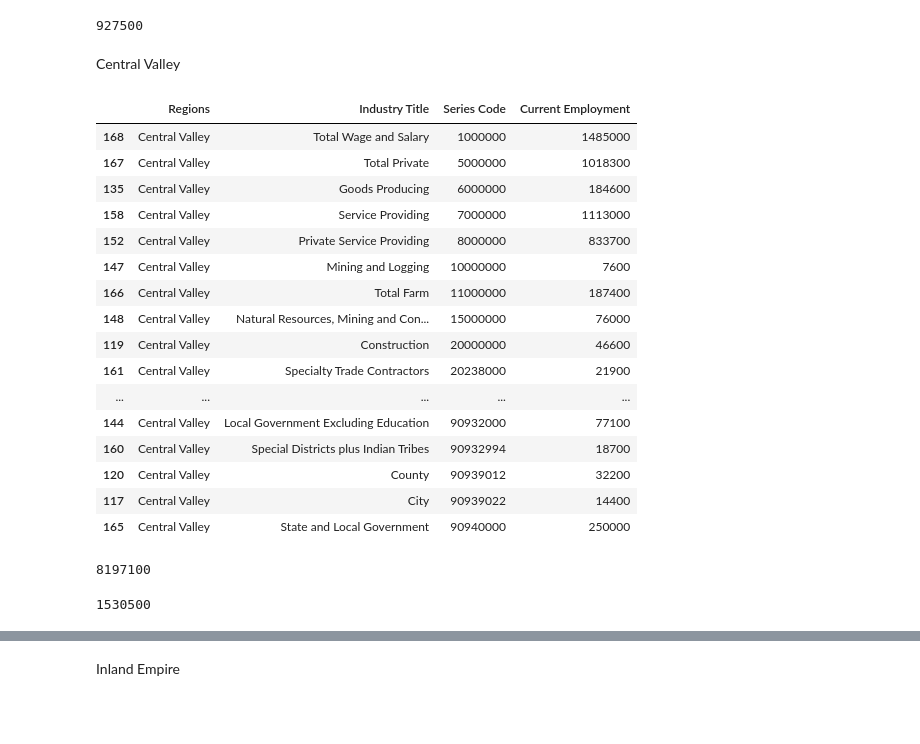
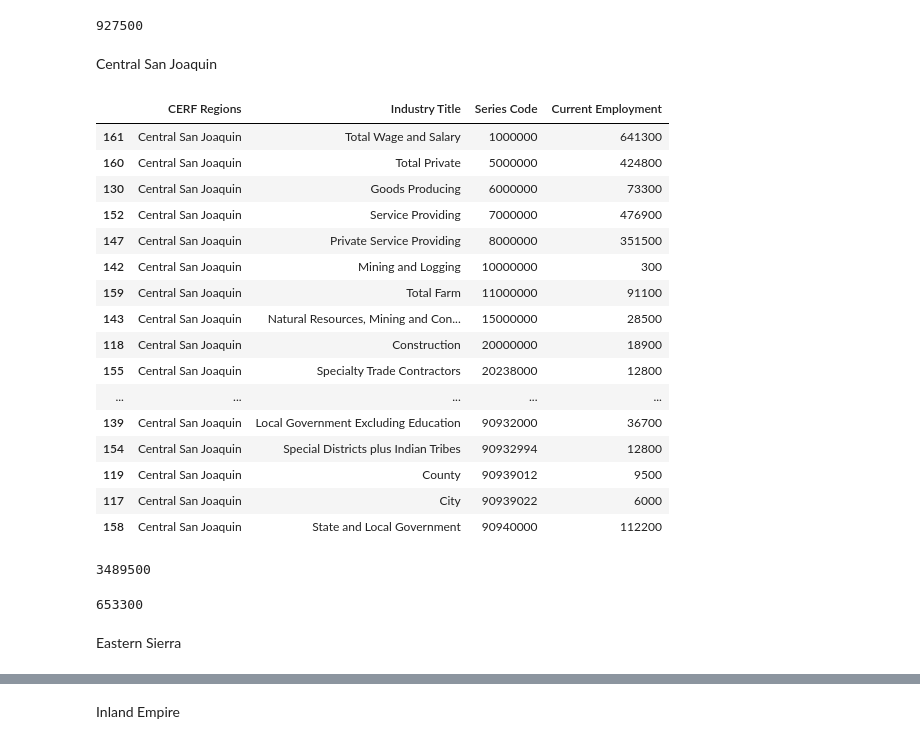
Before and after one commit to cafwd/job_quality_index, a Jupyter notebook: data/edd/cut-edd-data.ipynb, the cells around one changed output, grey strips where cells are left out. Saved outputs shown, nothing was run; the diff lists cells and outputs as text; code cells hidden in the pictures; blank space fills up the shorter version.

```diff
--- a/data/edd/cut-edd-data.ipynb
+++ b/data/edd/cut-edd-data.ipynb
@@ -96,7 +100,7 @@ target
 # %% [markdown]
 Group by regions
 # %%
-edd_regions_2020 = edd_test_2020.groupby(['Regions', 'Industry Title', 'Series Code']).sum().reset_index()
+edd_regions_2020 = edd_test_2020.groupby(['CERF Regions', 'Industry Title', 'Series Code']).sum().reset_index()
 # %%
-edd_regions_2020 = edd_regions_2020[['Regions', 'Industry Title', 'Series Code', 'Current Employment']]
+edd_regions_2020 = edd_regions_2020[['CERF Regions', 'Industry Title', 'Series Code', 'Current Employment']]
 # %%
@@ -127,15 +125,17 @@ array(['Bay Area', 'Central Coast', 'Central Valley', 'Inland Empire',
 # %%
-ba_2020 = edd_regions_2020.loc[edd_regions_2020['Regions'] == 'Bay Area'].sort_values('Series Code')
-cc_2020 = edd_regions_2020.loc[edd_regions_2020['Regions'] == 'Central Coast'].sort_values('Series Code')
-cv_2020 = edd_regions_2020.loc[edd_regions_2020['Regions'] == 'Central Valley'].sort_values('Series Code')
-ie_2020 = edd_regions_2020.loc[edd_regions_2020['Regions'] == 'Inland Empire'].sort_values('Series Code')
-la_2020 = edd_regions_2020.loc[edd_regions_2020['Regions'] == 'Los Angeles'].sort_values('Series Code')
-oc_2020 = edd_regions_2020.loc[edd_regions_2020['Regions'] == 'Orange'].sort_values('Series Code')
-rc_2020 = edd_regions_2020.loc[edd_regions_2020['Regions'] == 'Redwood Coast'].sort_values('Series Code')
-sac_2020 = edd_regions_2020.loc[edd_regions_2020['Regions'] == 'Sacramento'].sort_values('Series Code')
-sd_2020 = edd_regions_2020.loc[edd_regions_2020['Regions'] == 'San Diego-Imperial'].sort_values('Series Code')
-shas_2020 = edd_regions_2020.loc[edd_regions_2020['Regions'] == 'Shasta / Cascades'].sort_values('Series Code')
-sn_2020 = edd_regions_2020.loc[edd_regions_2020['Regions'] == 'Sierra Nevada'].sort_values('Series Code')
+ba_2020 = edd_regions_2020.loc[edd_regions_2020['CERF Regions'] == 'Bay Area'].sort_values('Series Code')
+cc_2020 = edd_regions_2020.loc[edd_regions_2020['CERF Regions'] == 'Central Coast'].sort_values('Series Code')
+csj_2020 = edd_regions_2020.loc[edd_regions_2020['CERF Regions'] == 'Central San Joaquin'].sort_values('Series Code')
+es_2020 = edd_regions_2020.loc[edd_regions_2020['CERF Regions'] == 'Eastern Sierra'].sort_values('Series Code')
+ie_2020 = edd_regions_2020.loc[edd_regions_2020['CERF Regions'] == 'Inland Empire'].sort_values('Series Code')
+kern_2020 = edd_regions_2020.loc[edd_regions_2020['CERF Regions'] == 'Kern'].sort_values('Series Code')
+la_2020 = edd_regions_2020.loc[edd_regions_2020['CERF Regions'] == 'Los Angeles'].sort_values('Series Code')
+ns_2020 = edd_regions_2020.loc[edd_regions_2020['CERF Regions'] == 'North State'].sort_values('Series Code')
+nsj_2020 = edd_regions_2020.loc[edd_regions_2020['CERF Regions'] == 'Northern San Joaquin'].sort_values('Series Code')
+oc_2020 = edd_regions_2020.loc[edd_regions_2020['CERF Regions'] == 'Orange'].sort_values('Series Code')
+rc_2020 = edd_regions_2020.loc[edd_regions_2020['CERF Regions'] == 'Redwood Coast'].sort_values('Series Code')
+sac_2020 = edd_regions_2020.loc[edd_regions_2020['CERF Regions'] == 'Sacramento'].sort_values('Series Code')
+sd_2020 = edd_regions_2020.loc[edd_regions_2020['CERF Regions'] == 'San Diego-Imperial'].sort_values('Series Code')
 # %% [markdown]
 Bay Area
 # %%
@@ -224,31 +230,31 @@ cc_test = cc_2020.loc[cc_2020['Series Code'].isin(cc_codes)]
 cc_test['Current Employment'].sum()
 # %% [output]
 927500
-# %% [markdown]
-Central Valley
+# %% [markdown]
+Central San Joaquin
 # %%
 pd.set_option('display.max_rows', None)
-cv_2020
+csj_2020
 # %% [output]
-|  | Regions | Industry Title | Series Code | Current Employment |
-| 168 | Central Valley | Total Wage and Salary | 1000000 | 1485000 |
-| 167 | Central Valley | Total Private | 5000000 | 1018300 |
-| 135 | Central Valley | Goods Producing | 6000000 | 184600 |
-| 158 | Central Valley | Service Providing | 7000000 | 1113000 |
-| 152 | Central Valley | Private Service Providing | 8000000 | 833700 |
-| 147 | Central Valley | Mining and Logging | 10000000 | 7600 |
-| 166 | Central Valley | Total Farm | 11000000 | 187400 |
-| 148 | Central Valley | Natural Resources, Mining and Con... | 15000000 | 76000 |
-| 119 | Central Valley | Construction | 20000000 | 46600 |
-| 161 | Central Valley | Specialty Trade Contractors | 20238000 | 21900 |
+|  | CERF Regions | Industry Title | Series Code | Current Employment |
+| 161 | Central San Joaquin | Total Wage and Salary | 1000000 | 641300 |
+| 160 | Central San Joaquin | Total Private | 5000000 | 424800 |
+| 130 | Central San Joaquin | Goods Producing | 6000000 | 73300 |
+| 152 | Central San Joaquin | Service Providing | 7000000 | 476900 |
+| 147 | Central San Joaquin | Private Service Providing | 8000000 | 351500 |
+| 142 | Central San Joaquin | Mining and Logging | 10000000 | 300 |
+| 159 | Central San Joaquin | Total Farm | 11000000 | 91100 |
+| 143 | Central San Joaquin | Natural Resources, Mining and Con... | 15000000 | 28500 |
+| 118 | Central San Joaquin | Construction | 20000000 | 18900 |
+| 155 | Central San Joaquin | Specialty Trade Contractors | 20238000 | 12800 |
 | ... | ... | ... | ... | ... |
-| 144 | Central Valley | Local Government Excluding Education | 90932000 | 77100 |
-| 160 | Central Valley | Special Districts plus Indian Tribes | 90932994 | 18700 |
-| 120 | Central Valley | County | 90939012 | 32200 |
-| 117 | Central Valley | City | 90939022 | 14400 |
-| 165 | Central Valley | State and Local Government | 90940000 | 250000 |
+| 139 | Central San Joaquin | Local Government Excluding Education | 90932000 | 36700 |
+| 154 | Central San Joaquin | Special Districts plus Indian Tribes | 90932994 | 12800 |
+| 119 | Central San Joaquin | County | 90939012 | 9500 |
+| 117 | Central San Joaquin | City | 90939022 | 6000 |
+| 158 | Central San Joaquin | State and Local Government | 90940000 | 112200 |
 # %%
-cv_2020['Current Employment'].sum() # before cutting down
+csj_2020['Current Employment'].sum() # before cutting down
 # %% [output]
-8197100
+3489500
 # %%
@@ -258,4 +266,6 @@ cv_test = cv_2020.loc[cv_2020['Series Code'].isin(cv_codes)]
 # %%
-cv_test['Current Employment'].sum()
+csj_test['Current Employment'].sum()
 # %% [output]
-1530500
+653300
+# %% [markdown]
+Eastern Sierra
```
Also changed, not shown: parts of 48 cells of this notebook, 25 other files.
